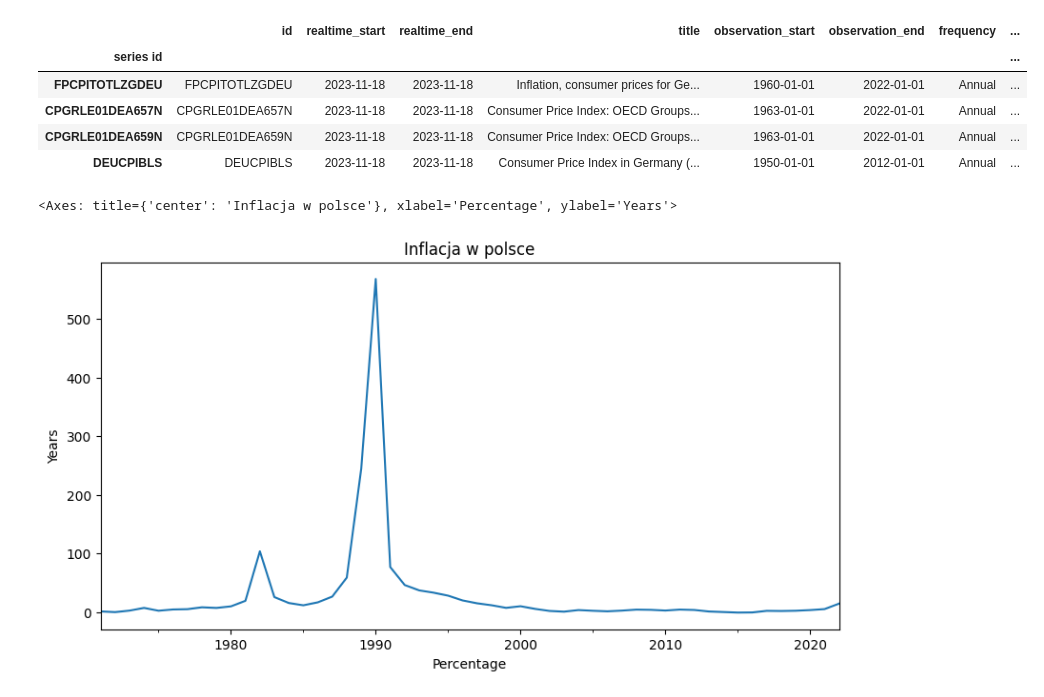
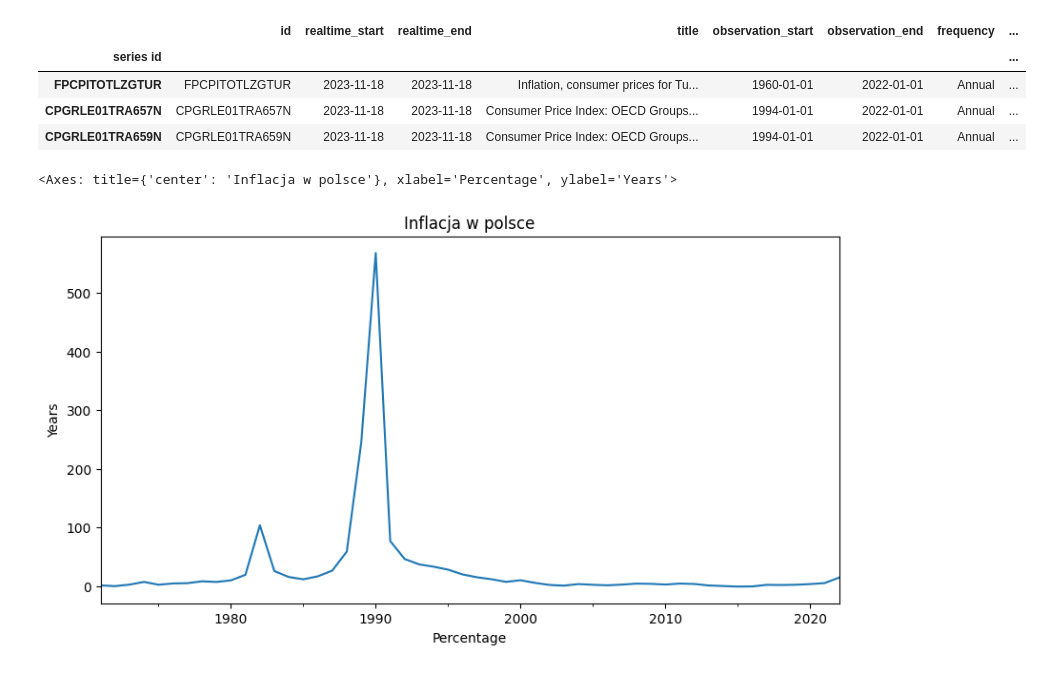
Before and after one commit to Manhatai/Poland_Inflation_Rate_Visualisation, a Jupyter notebook: Poland.ipynb, the cells around one changed output. Cells and saved outputs as stored; diff of their text form; code cells hidden in the pictures.

```diff
--- a/Poland.ipynb
+++ b/Poland.ipynb
@@ -14,14 +15,13 @@ API_KEY = os.getenv("API_KEY")
 # %%
 fred = Fred(api_key=API_KEY)
 
-fred.search("Inflation, germany", filter=('frequency', 'Annual'))
+fred.search("Inflation, turkey", filter=('frequency', 'Annual'))
 # %% [output]
 |  | id | realtime_start | realtime_end | title | observation_start | observation_end | frequency | ... |
 | series id |  |  |  |  |  |  |  | ... |
-| FPCPITOTLZGDEU | FPCPITOTLZGDEU | 2023-11-18 | 2023-11-18 | Inflation, consumer prices for Ge... | 1960-01-01 | 2022-01-01 | Annual | ... |
-| CPGRLE01DEA657N | CPGRLE01DEA657N | 2023-11-18 | 2023-11-18 | Consumer Price Index: OECD Groups... | 1963-01-01 | 2022-01-01 | Annual | ... |
-| CPGRLE01DEA659N | CPGRLE01DEA659N | 2023-11-18 | 2023-11-18 | Consumer Price Index: OECD Groups... | 1963-01-01 | 2022-01-01 | Annual | ... |
-| DEUCPIBLS | DEUCPIBLS | 2023-11-18 | 2023-11-18 | Consumer Price Index in Germany (... | 1950-01-01 | 2012-01-01 | Annual | ... |
+| FPCPITOTLZGTUR | FPCPITOTLZGTUR | 2023-11-18 | 2023-11-18 | Inflation, consumer prices for Tu... | 1960-01-01 | 2022-01-01 | Annual | ... |
+| CPGRLE01TRA657N | CPGRLE01TRA657N | 2023-11-18 | 2023-11-18 | Consumer Price Index: OECD Groups... | 1994-01-01 | 2022-01-01 | Annual | ... |
+| CPGRLE01TRA659N | CPGRLE01TRA659N | 2023-11-18 | 2023-11-18 | Consumer Price Index: OECD Groups... | 1994-01-01 | 2022-01-01 | Annual | ... |
 # %%
 Inflation_PL = fred.get_series(series_id='FPCPITOTLZGPOL')
 Inflation_GER = fred.get_series(series_id='FPCPITOTLZGDEU')
```
Also changed, not shown: parts of 5 cells of this notebook.
